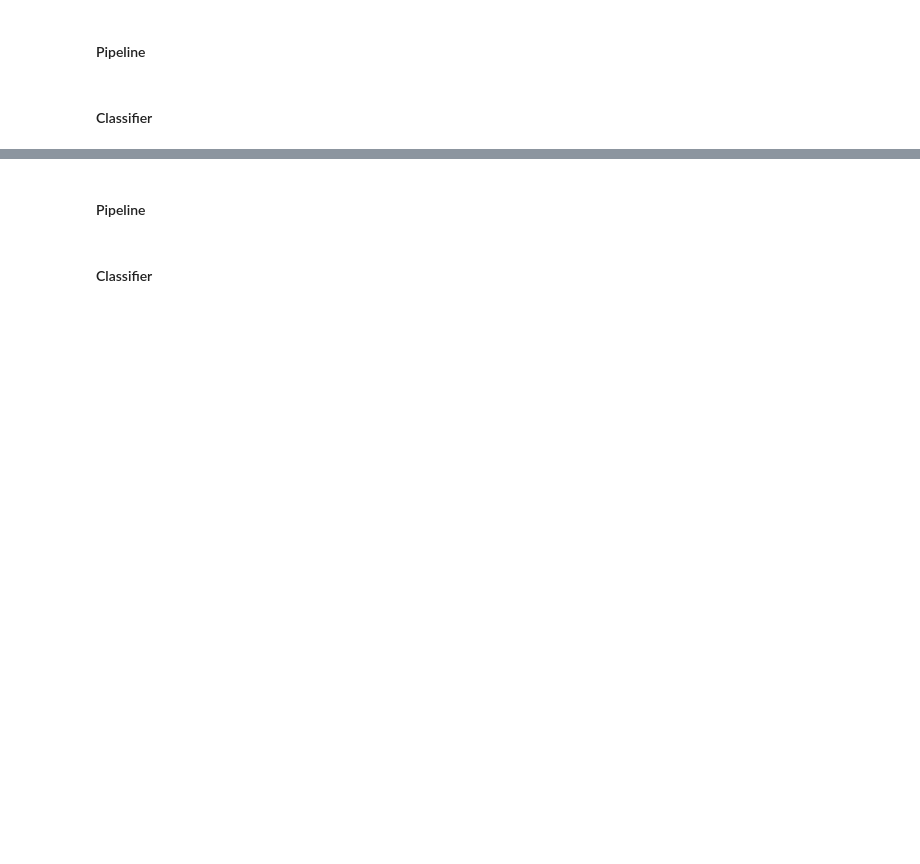
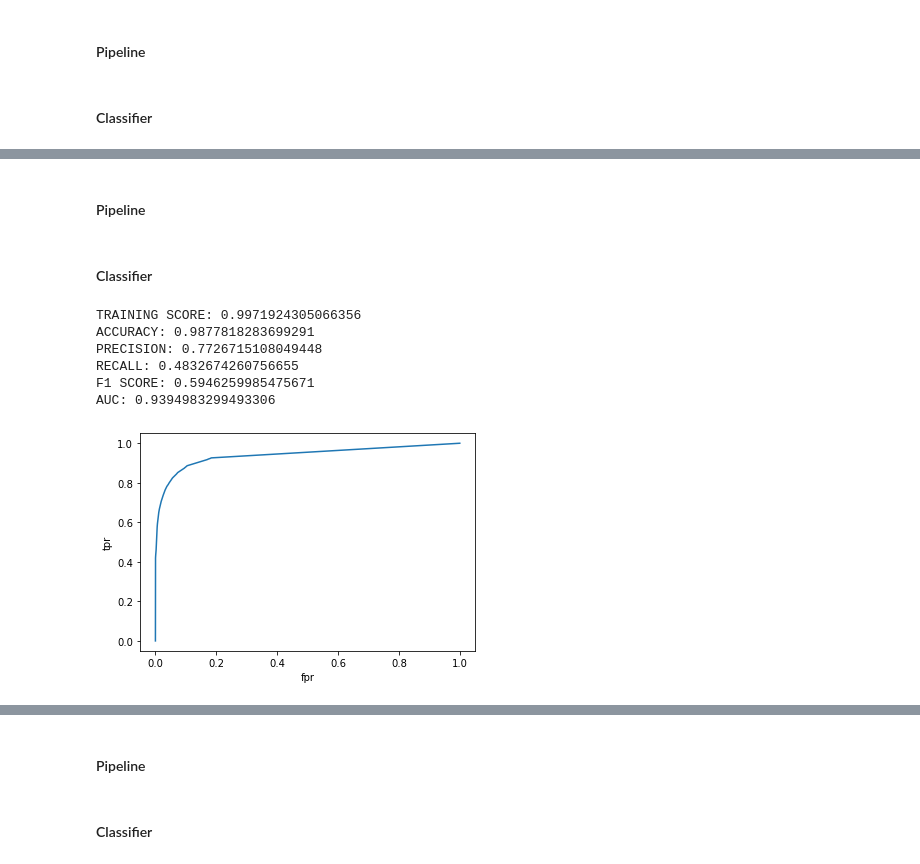
Before and after one commit to Laurajmoreno/ML_and_CRO, a Jupyter notebook: CLASSIFICATION-Random-Forest-partial-with-join_df-fulldata.ipynb, the cells around one changed output, grey strips where cells are left out. Cells and saved outputs as stored; diff of their text form; code cells hidden in the pictures; blank space fills up the shorter version.

```diff
--- a/CLASSIFICATION-Random-Forest-partial-with-join_df-fulldata.ipynb
+++ b/CLASSIFICATION-Random-Forest-partial-with-join_df-fulldata.ipynb
@@ -181,9 +181,12 @@ df['ga:operatingSystem']=df['ga:operatingSystem'].astype('str')
 # User Type
 df['Returning_Visitor']= np.where(df['ga:userType']=='Returning Visitor',1,0)
 
-# Page Path and Landing Page Path as string
+# Page Path, Detail_View and Landing Page Path as string
 df['ga:pagePath']=df['ga:pagePath'].astype('str')
+df['ga:pagePath'] = df['ga:pagePath'].apply(lambda x: x[:x.find("?pag")] if "?pag" in x else x)
+df['Detail_View']=df['ga:pagePath'].apply(lambda url: 1 if url[-5:]=='.html' else 0)
 df['ga:landingPagePath']=df['ga:landingPagePath'].astype('str')
+df['ga:landingPagePath'] = df['ga:landingPagePath'].apply(lambda x: x[:x.find("?pag")] if "?pag" in x else x)
 
 df.info()
 # %% [output]
@@ -2065,0 +1963,2 @@ plt.bar([x for x in range(len(importance))],importance)
+# %% [markdown]
+#### Pipeline
@@ -2065,0 +2085,24 @@ plt.bar([x for x in range(len(importance))],importance)
+# %% [markdown]
+#### Classifier
+# %%
+# Data
+
+features=['ga:pageDepth','ga:sessionCount','ga:daysSinceLastSession','ga:productSKU',\
+          'month_sin','month_cos','dayofweek_sin','dayofweek_cos','hour_sin','hour_cos',\
+          'Source','Medium','ga:city','ga:deviceCategory','ga:operatingSystem','Returning_Visitor',\
+          'Product_price','Web_Discount','ga:pagePath','Detail_View']
+
+y=df['ga:productAddsToCart_transf']
+X=df[features]
+X_train, X_test, y_train, y_test = train_test_split(X, y,random_state=42)
+del(df)
+# %%
+evaluate(pipeline,X_train, X_test, y_train, y_test)
+# %% [output]
+TRAINING SCORE: 0.9971924305066356
+ACCURACY: 0.9877818283699291
+PRECISION: 0.7726715108049448
+RECALL: 0.4832674260756655
+F1 SCORE: 0.5946259985475671
+AUC: 0.9394983299493306
+[figure, added]
```
Also changed, not shown: parts of 52 cells of this notebook, 2 other files.
